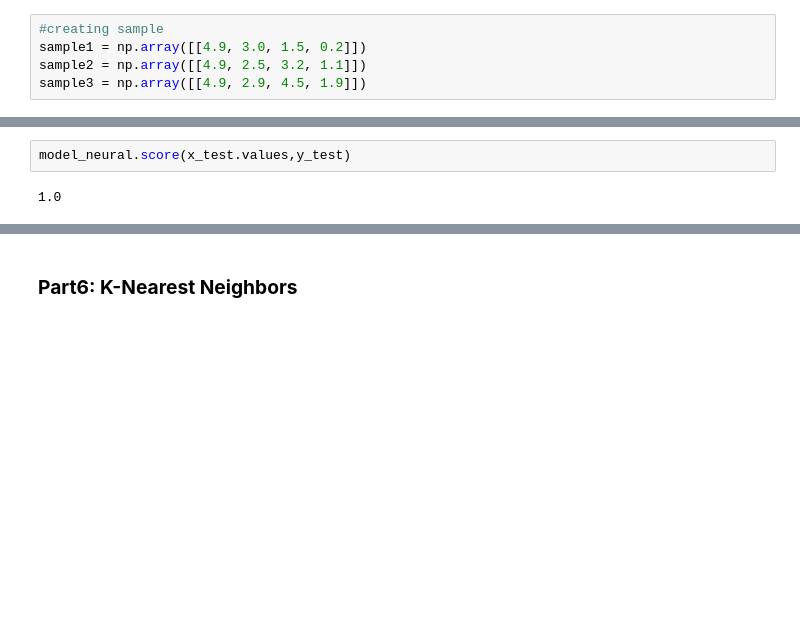
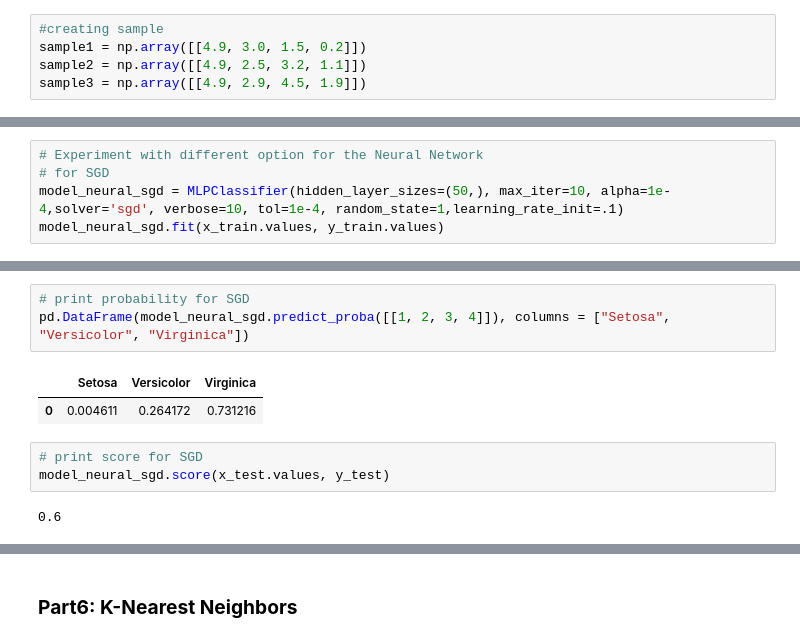
Before and after one commit to kabirulislam95/AI, a Jupyter notebook: Assainment04.ipynb, the cells around one changed output, grey strips where cells are left out. Cells and saved outputs as stored; diff of their text form; blank space fills up the shorter version.

```diff
--- a/Assainment04.ipynb
+++ b/Assainment04.ipynb
@@ -218,0 +229,5 @@ array(['virginica'], dtype='<U10')
+# %%
+# Experiment with different option for the Neural Network
+# for SGD
+model_neural_sgd = MLPClassifier(hidden_layer_sizes=(50,), max_iter=10, alpha=1e-4,solver='sgd', verbose=10, tol=1e-4, random_state=1,learning_rate_init=.1)
+model_neural_sgd.fit(x_train.values, y_train.values)
@@ -219,4 +247,11 @@ array(['virginica'], dtype='<U10')
+# %%
+# print probability for SGD
+pd.DataFrame(model_neural_sgd.predict_proba([[1, 2, 3, 4]]), columns = ["Setosa", "Versicolor", "Virginica"])
+# %% [output]
+|  | Setosa | Versicolor | Virginica |
+| 0 | 0.004611 | 0.264172 | 0.731216 |
 # %%
-model_neural.score(x_test.values,y_test)
+# print score for SGD
+model_neural_sgd.score(x_test.values, y_test)
 # %% [output]
-1.0
+0.6
```
Also changed, not shown: parts of 17 cells of this notebook.
